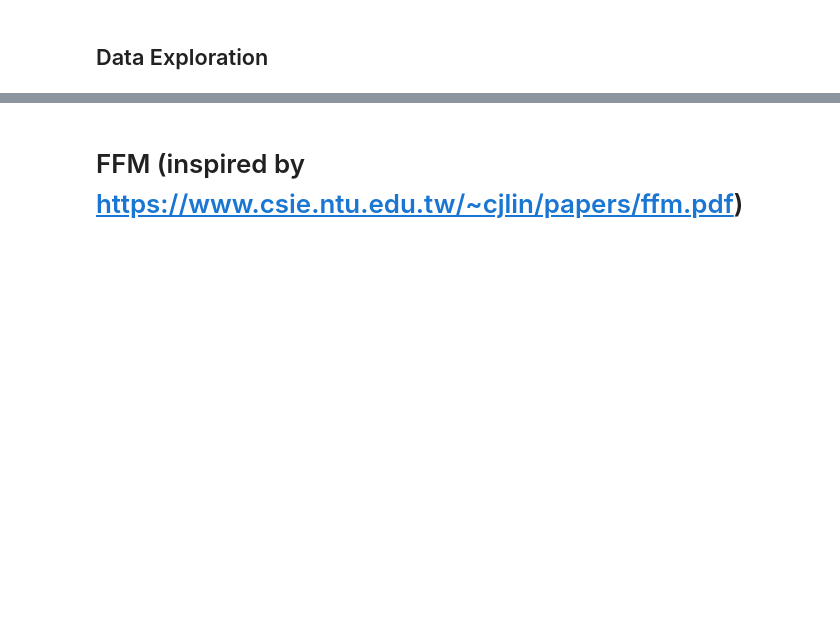
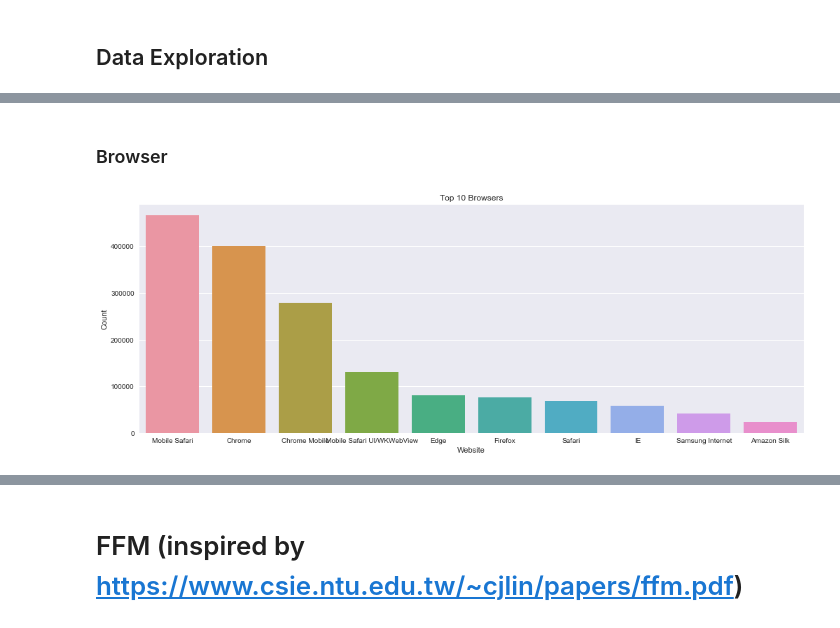
Before and after one commit to learning-machine-learning/polymorph-ua, a Jupyter notebook: Ensembles&FFM_Boris.ipynb, the cells around one changed output, grey strips where cells are left out. Saved outputs shown, nothing was run; the diff lists cells and outputs as text; code cells hidden in the pictures; blank space fills up the shorter version.

```diff
--- a/Ensembles&FFM_Boris.ipynb
+++ b/Ensembles&FFM_Boris.ipynb
@@ -50,0 +62,11 @@ See the caveats in the documentation: http://pandas.pydata.org/pandas-docs/stabl
+# %% [markdown]
+### Browser
+# %%
+top_10_browsers = filtered["ua_name"].value_counts()[:10]
+fig, ax = plt.subplots()
+fig.set_size_inches(17, 6)
+ax.set(xlabel='Website', ylabel='Count', title='Top 10 Browsers')
+sns.barplot(ax=ax, x=top_10_browsers.index.values, y=top_10_browsers.values)
+plt.show()
+# %% [output]
+[figure, added]
```
Also changed, not shown: parts of 112 cells of this notebook.
